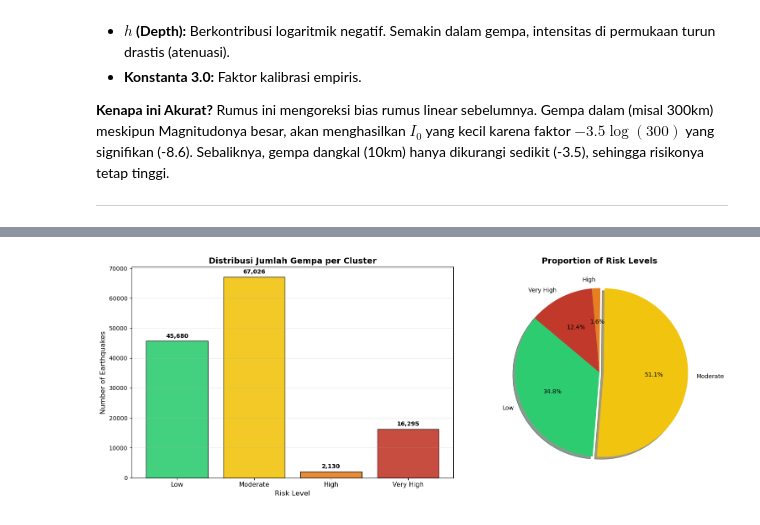
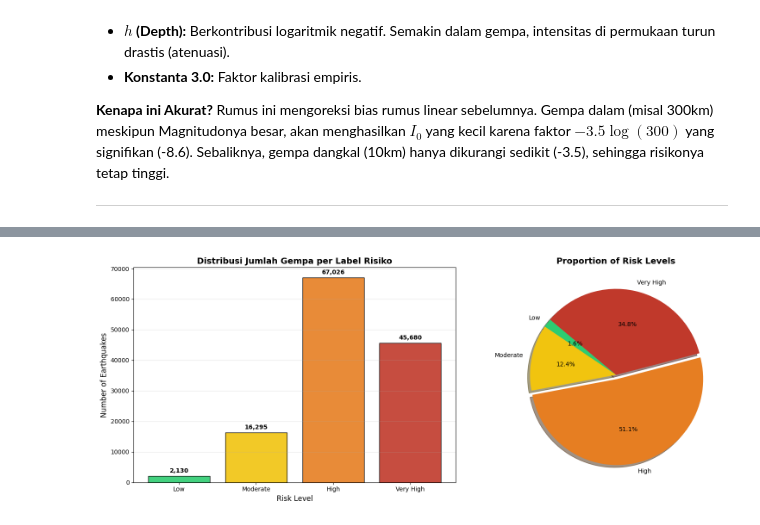
Before and after one commit to wisamWR/ClassificasiGempa-KMeans, a Jupyter notebook: notebooks/earthquake_clustering.ipynb, the cells around one changed output, grey strips where cells are left out. Cells and saved outputs as stored; diff of their text form; code cells hidden in the pictures.

```diff
--- a/notebooks/earthquake_clustering.ipynb
+++ b/notebooks/earthquake_clustering.ipynb
@@ -354,0 +155,16 @@ print(df['label'].value_counts())
+# %%
+# --- ANALISIS CENTROID & PELABELAN ---
+# Rata-rata fitur tiap klaster dihitung dari data asli (bukan inverse_transform),
+# sehingga lokasi rata-rata klaster tetap bisa dilaporkan walau tidak dipakai model.
+# Severity = intensitas episentrum Gutenberg-Richter (1956) dari rata-rata mag & depth:
+#   I0 = 1.5*M - 3.5*log10(h) + 3.0   (h minimum 5 km)
+# Label diberikan berurutan dari severity terendah (Low) ke tertinggi (Very High).
+display(cluster_summary)
+
+print("Mapping ID klaster KMeans -> label risiko:")
+for _, row in cluster_summary.iterrows():
+    print(f"  Cluster {int(row['cluster'])} -> {row['label']:<9} | Mean Intensity (I0): {row['severity_score']:.2f}")
+
+label_order = list(cluster_summary["label"])
+print("\nJumlah event per label:")
+print(df["label"].value_counts().reindex(label_order))
@@ -375,61 +210,41 @@ Rumus ini mengoreksi bias rumus linear sebelumnya. Gempa dalam (misal 300km) mes
 
 ---
 # %%
-# Analisis Jumlah Anggota per Cluster (FIXED ORDER)
-import matplotlib.pyplot as plt
-import seaborn as sns
-import numpy as np
+# Analisis Jumlah Anggota per Label Risiko (urut Low -> Very High)
+# Catatan: ID klaster KMeans tidak berurutan sesuai risiko, jadi hitung berdasarkan kolom 'label'.
+label_counts = df["label"].value_counts().reindex(label_order, fill_value=0)
+cluster_of = dict(zip(cluster_summary["label"], cluster_summary["cluster"]))
 
-# Define labels explicitly based on our new sorted IDs (0=Low, 1=Mod, 2=High, 3=VH)
-risk_labels = ['Low', 'Moderate', 'High', 'Very High']
-if 'best_k' in locals() and best_k != 4:
-    risk_labels = [f'Level {i+1}' for i in range(best_k)]
-
-# Hitung jumlah anggota per cluster
-cluster_counts = df['cluster'].value_counts().sort_index()
-
-print("=" * 60)
-print(f"{'CLUSTER':<10} | {'RISK LEVEL':<12} | {'COUNT':>8} | {'PERCENT':>7}")
-print("=" * 60)
+colors = ['#2ecc71', '#f1c40f', '#e67e22', '#c0392b']  # Green -> Red
+if len(label_order) != 4:
+    colors = sns.color_palette("viridis", len(label_order))
+color_map = dict(zip(label_order, colors))
 
 total = len(df)
-for i in range(len(risk_labels)):
-    count = cluster_counts.get(i, 0)
-    pct = (count / total) * 100
-    lbl = risk_labels[i]
-    print(f"{i:<10} | {lbl:<12} | {count:>8,d} | {pct:>6.1f}%")
-
+print("=" * 60)
+print(f"{'RISK LEVEL':<12} | {'CLUSTER ID':>10} | {'COUNT':>8} | {'PERCENT':>7}")
+print("=" * 60)
+for lbl, count in label_counts.items():
+    print(f"{lbl:<12} | {int(cluster_of[lbl]):>10} | {count:>8,d} | {count / total * 100:>6.1f}%")
 print("=" * 60)
 print(f"{'TOTAL':<25} | {total:>8,d} | 100.0%")
 print("=" * 60)
 
-# --- VISUALIZATION ---
-colors = ['#2ecc71', '#f1c40f', '#e67e22', '#c0392b'] # Green -> Red
-if len(risk_labels) > 4:
-    colors = sns.color_palette("viridis", len(risk_labels))
-
 fig, axes = plt.subplots(1, 2, figsize=(16, 6))
 
 # 1. Bar Chart
-x = range(len(risk_labels))
-counts = [cluster_counts.get(i, 0) for i in x]
-
-bars = axes[0].bar(x, counts, color=colors, edgecolor='black', alpha=0.9)
+bars = axes[0].bar(label_order, label_counts.values, color=colors, edgecolor='black', alpha=0.9)
 axes[0].set_xlabel('Risk Level', fontsize=12)
 axes[0].set_ylabel('Number of Earthquakes', fontsize=12)
-axes[0].set_title('Distribusi Jumlah Gempa per Cluster', fontsize=14, fontweight='bold')
-axes[0].set_xticks(x)
-axes[0].set_xticklabels(risk_labels, fontsize=11)
+axes[0].set_title('Distribusi Jumlah Gempa per Label Risiko', fontsize=14, fontweight='bold')
 axes[0].grid(axis='y', alpha=0.3)
-
-for bar, count in zip(bars, counts):
-    height = bar.get_height()
-    axes[0].text(bar.get_x() + bar.get_width()/2., height + (max(counts)*0.01),
+for bar, count in zip(bars, label_counts.values):
+    axes[0].text(bar.get_x() + bar.get_width() / 2., bar.get_height() + label_counts.max() * 0.01,
                  f'{count:,}', ha='center', va='bottom', fontweight='bold')
 
 # 2. Pie Chart
-explode = [0.05 if c == max(counts) else 0 for c in counts]
-axes[1].pie(counts, labels=risk_labels, autopct='%1.1f%%', startangle=140,
+explode = [0.05 if c == label_counts.max() else 0 for c in label_counts.values]
+axes[1].pie(label_counts.values, labels=label_order, autopct='%1.1f%%', startangle=140,
             colors=colors, explode=explode, shadow=True)
 axes[1].set_title('Proportion of Risk Levels', fontsize=14, fontweight='bold')
 
@@ -446,7 +261,7 @@ CLUSTER    | RISK LEVEL   |    COUNT | PERCENT
 ============================================================
 TOTAL                     |  131,131 | 100.0%
 ============================================================
-[figure, old version]
+[figure, new version]
 # %%
 # --- DISTRIBUTION VISUALIZATION AFTER CLUSTERING ---
 # Visualisasi Sebaran Data: Scatter Plot & Box Plot
```
Also changed, not shown: parts of 28 cells of this notebook.
